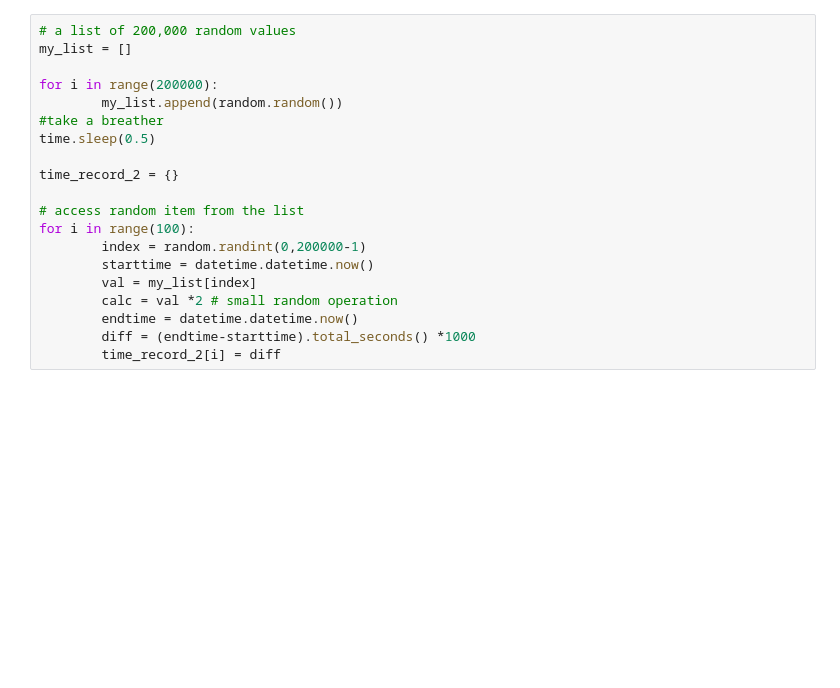
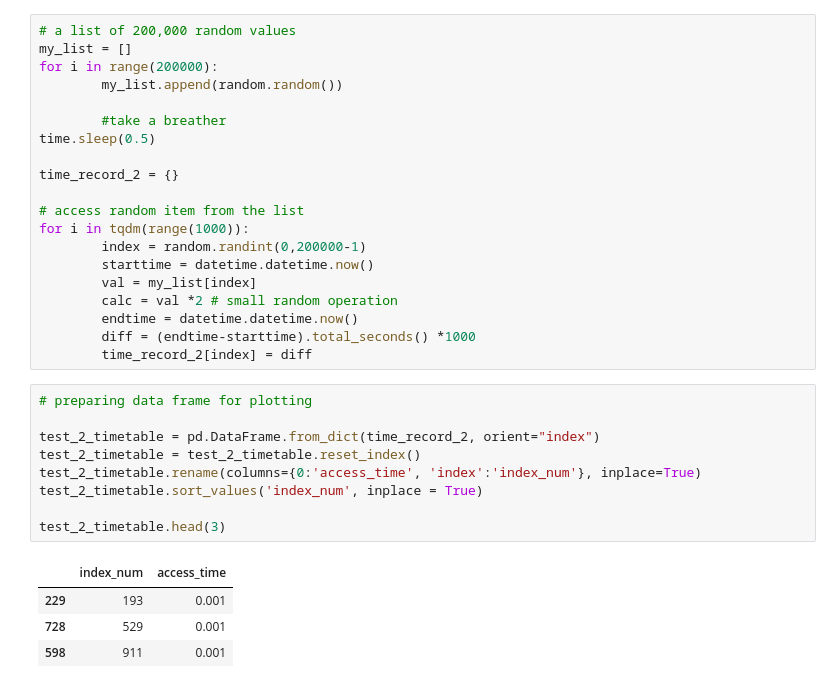
Before and after one commit to piyush13290/python_wonders, a Jupyter notebook: python_list_access_time.ipynb, the cells around one changed output. Cells and saved outputs as stored; diff of their text form; blank space fills up the shorter version.

```diff
--- a/python_list_access_time.ipynb
+++ b/python_list_access_time.ipynb
@@ -65,20 +84,34 @@ Part 2: lookup time for any random location of a huge list
 # %%
 # a list of 200,000 random values
 my_list = []
-
 for i in range(200000):
         my_list.append(random.random())
-#take a breather
+
+        #take a breather
 time.sleep(0.5)
 
 time_record_2 = {}
 
 # access random item from the list
-for i in range(100):
+for i in tqdm(range(1000)):
         index = random.randint(0,200000-1)
         starttime = datetime.datetime.now()
         val = my_list[index]
         calc = val *2 # small random operation
         endtime = datetime.datetime.now()
         diff = (endtime-starttime).total_seconds() *1000
-        time_record_2[i] = diff
+        time_record_2[index] = diff
+# %%
+# preparing data frame for plotting
+
+test_2_timetable = pd.DataFrame.from_dict(time_record_2, orient="index")
+test_2_timetable = test_2_timetable.reset_index()
+test_2_timetable.rename(columns={0:'access_time', 'index':'index_num'}, inplace=True)
+test_2_timetable.sort_values('index_num', inplace = True)
+
+test_2_timetable.head(3)
+# %% [output]
+|  | index_num | access_time |
+| 229 | 193 | 0.001 |
+| 728 | 529 | 0.001 |
+| 598 | 911 | 0.001 |
```
Also changed, not shown: parts of 19 cells of this notebook.
